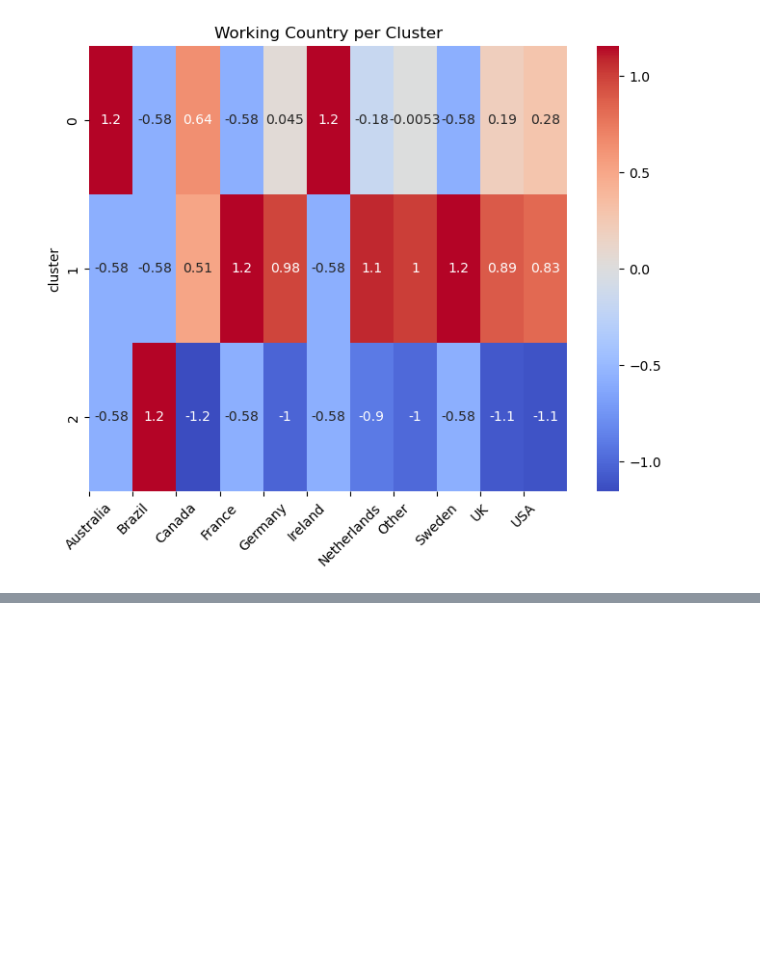
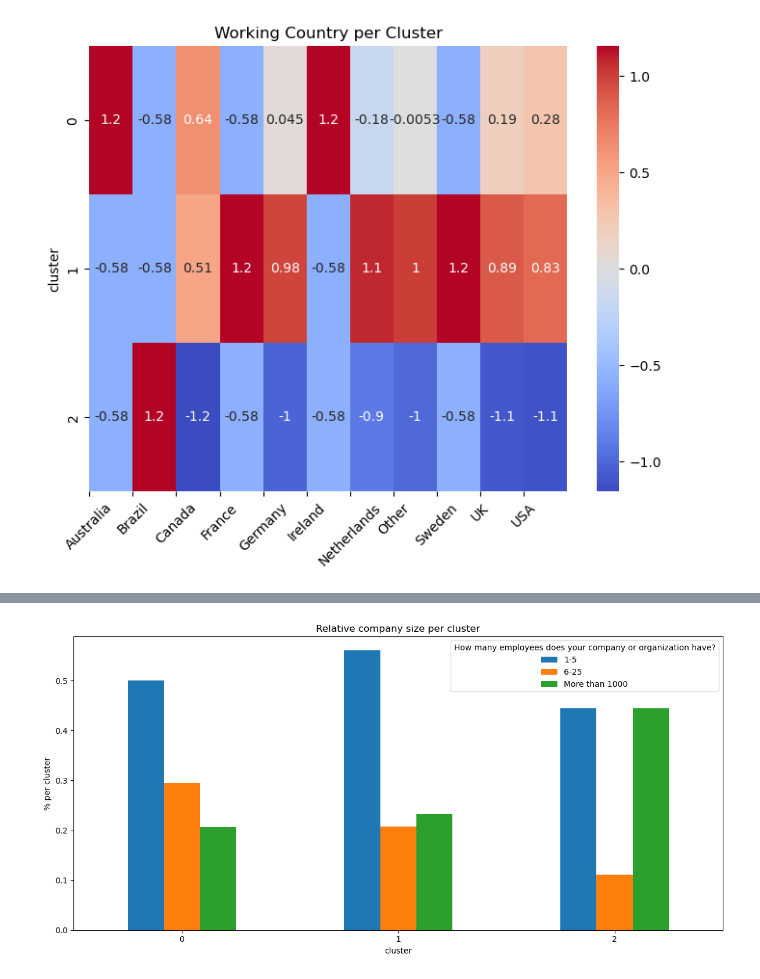
Before and after one commit to thedawid999/Health-Analysis, a Jupyter notebook: code/3_training.ipynb, the cells around one changed output, grey strips where cells are left out. Drawn from its saved outputs; the diff is of its cells as text; code cells hidden in the pictures; blank space fills up the shorter version.

Commit message:
unscaled all values, decoded ordinal features, initial analysis of ordinal features

```diff
--- a/code/3_training.ipynb
+++ b/code/3_training.ipynb
@@ -312,0 +383,24 @@ plt.show()
+# %%
+### How many employees in the company?
+counts = df_unscaled.groupby(
+    ["cluster", "How many employees does your company or organization have?"]
+).size().reset_index(name="count")
+
+pivot = counts.pivot(
+    index="cluster",
+    columns="How many employees does your company or organization have?",
+    values="count"
+)
+
+# standardize the values (sum of each cluster = 1)
+pivot_ratio = pivot.div(pivot.sum(axis=1), axis=0)
+
+pivot_ratio.plot(kind="bar", figsize=(12,6))
+plt.ylabel("% per cluster")
+plt.title("Relative company size per cluster")
+plt.xticks(rotation=0)
+plt.tight_layout()
+plt.savefig("relative_company_size.png", dpi=300, bbox_inches="tight")
+plt.show()
+# %% [output]
+[figure, added]
```
Also changed, not shown: parts of 12 cells of this notebook, 25 other files.
